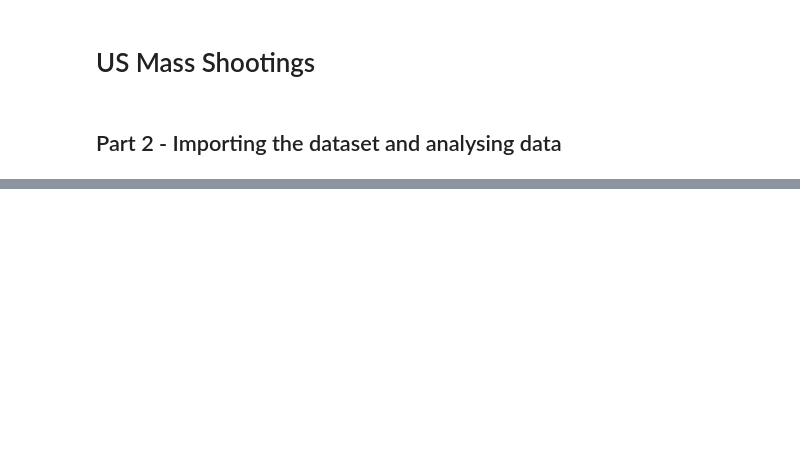
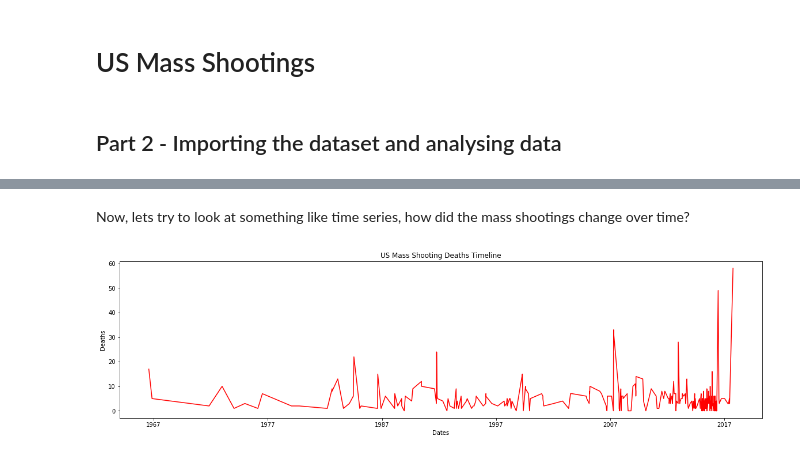
Before and after one commit to nikolaevra/us-mass-shootings-notebook, a Jupyter notebook: US Mass Shootings.ipynb, the cells around one changed output, grey strips where cells are left out. Cells and saved outputs as stored; diff of their text form; code cells hidden in the pictures; blank space fills up the shorter version.

```diff
--- a/US Mass Shootings.ipynb
+++ b/US Mass Shootings.ipynb
@@ -32,0 +88,13 @@ print(dataset.iloc[115:120, :])
+# %% [markdown]
+Now, lets try to look at something like time series, how did the mass shootings change over time?
+# %%
+dates = dataset.iloc[:, 3].values
+
+plt.figure(figsize=(20, 5))
+plt.plot_date(x=dates, y=dead, fmt="r-")
+plt.title("US Mass Shooting Deaths Timeline")
+plt.ylabel("Deaths")
+plt.xlabel("Dates")
+plt.show()
+# %% [output]
+[figure, added]
```
Also changed, not shown: parts of 11 cells of this notebook, 2 other files.
